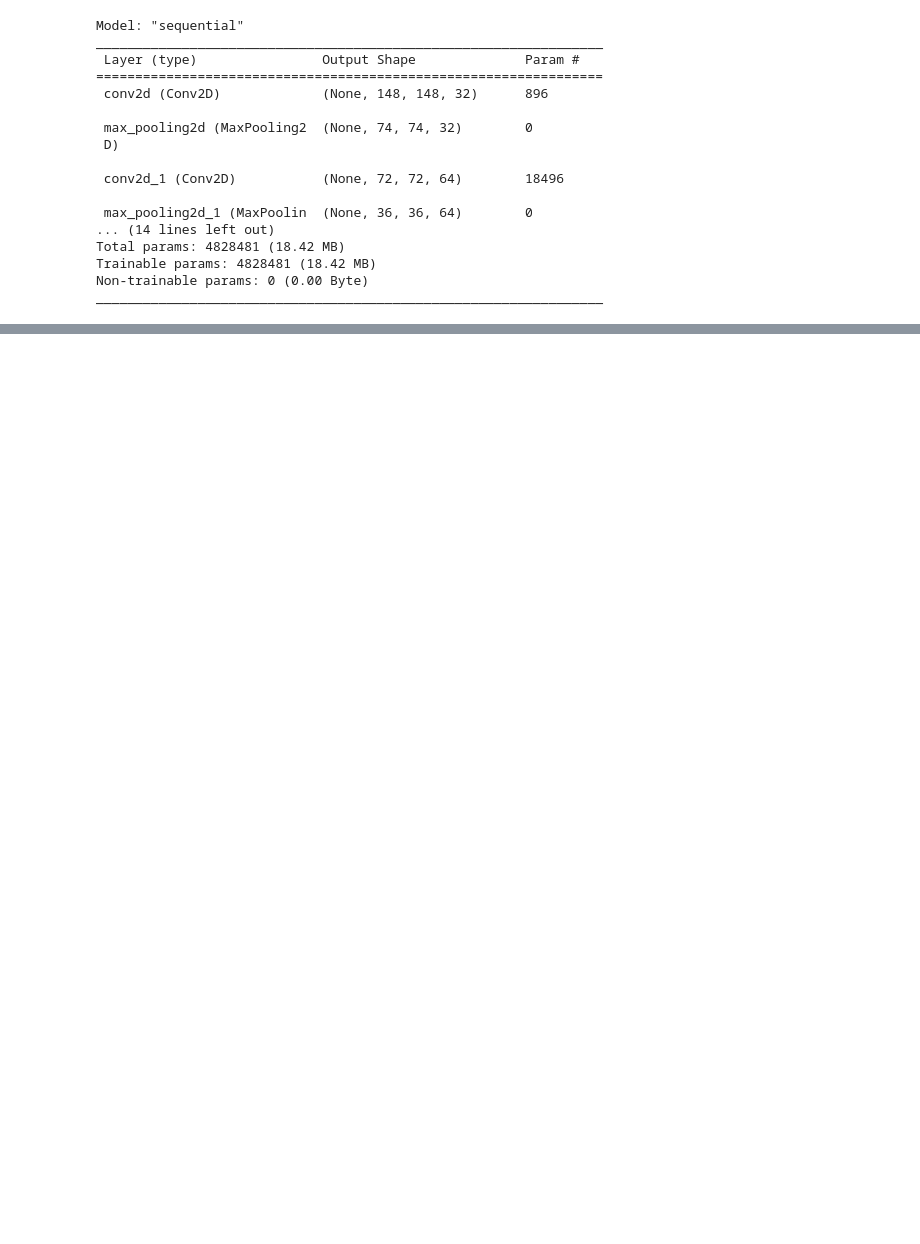
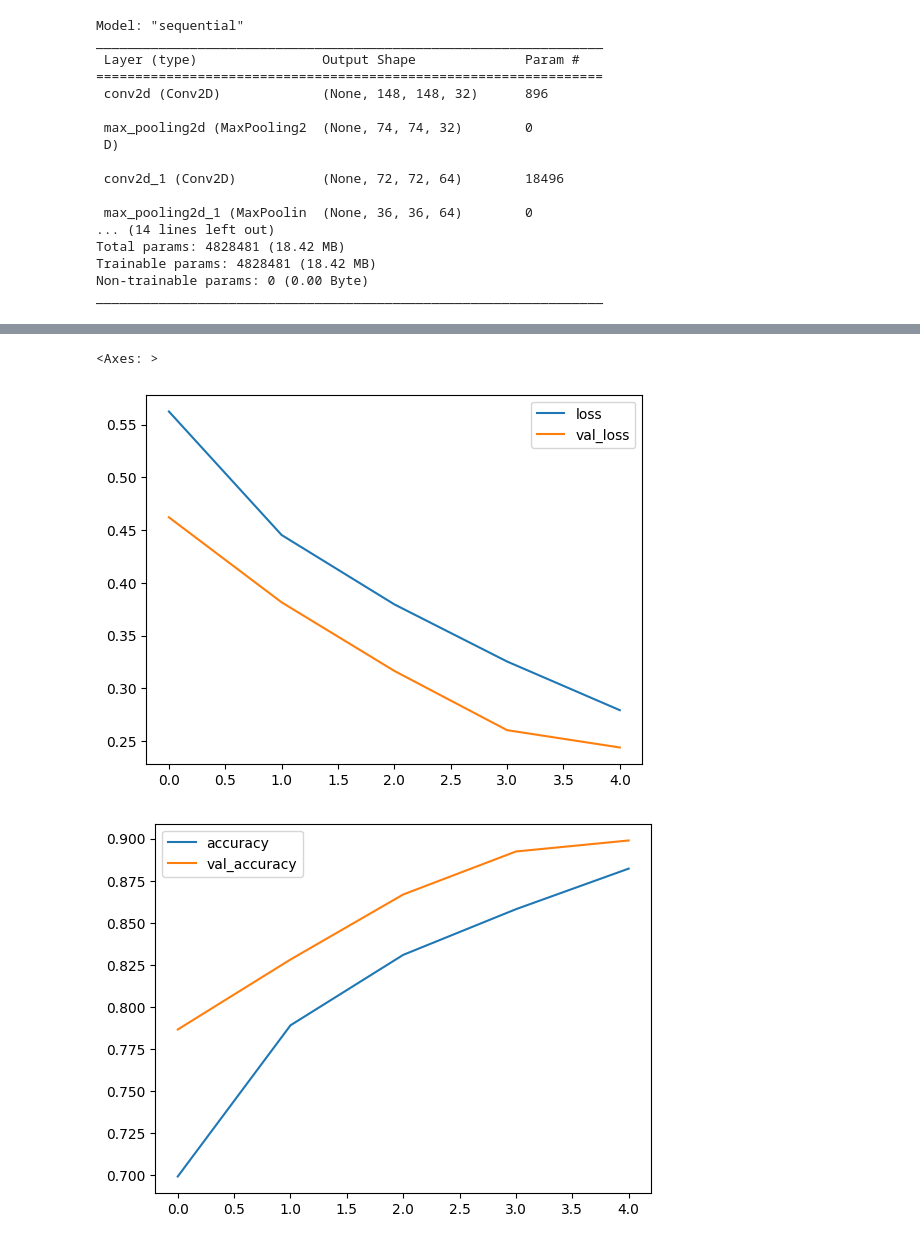
Before and after one commit to ejaj/deep-flex, a Jupyter notebook: convolutional-nn/cats-dog.ipynb, the cells around one changed output, grey strips where cells are left out. Cells and saved outputs as stored; diff of their text form; code cells hidden in the pictures; blank space fills up the shorter version.

```diff
--- a/convolutional-nn/cats-dog.ipynb
+++ b/convolutional-nn/cats-dog.ipynb
@@ -203,0 +235,14 @@ Epoch 5/5
+# %%
+aug_train_datagen = ImageDataGenerator(rescale=1./255,
+                                    rotation_range=90,
+                                    width_shift_range=0.2,
+                                    height_shift_range=0.2,
+                                    shear_range=0.2,
+                                    zoom_range=0.2,
+                                    horizontal_flip=True,
+                                    fill_mode='nearest')
+valid_datagen = ImageDataGenerator(rescale=1/255)
+train_dir = 'data/cats-dogs/training/'
+aug_train_generator = train_datagen.flow_from_directory(train_dir, target_size=(150, 150), batch_size=32, class_mode='binary')
+valid_dir = 'data/cats-dogs/validation/'
+valid_generator = valid_datagen.flow_from_directory(valid_dir,target_size=(150, 150), batch_size=32,class_mode='binary')
@@ -203,0 +254,23 @@ Epoch 5/5
+# %%
+my_callbacks = [ EarlyStopping(monitor='val_loss', patience=5, min_delta=0.001),
+                 ModelCheckpoint('data/cats-dogs/weights.best.hdf5', monitor='val_loss', save_best_only=True)]
+# %%
+# create model
+aug_model = Sequential([Conv2D(32, (3,3), activation='relu', input_shape=(150, 150, 3)),
+                        MaxPooling2D(2, 2),
+                        Conv2D(64, (3,3), activation='relu'),
+                        MaxPooling2D(2,2),
+                        Conv2D(128, (3,3), activation='relu'),
+                        MaxPooling2D(2,2),
+                        Flatten(),
+                        Dense(128, activation='relu'),
+                        Dense(1, activation='sigmoid')
+                       ])
+
+# load weights if exists
+if os.path.exists("data/cats-dogs/weights.best.hdf5"):
+    aug_model.load_weights("weights.best.hdf5")
+
+# Compile model
+aug_model.compile(optimizer='adamax', loss='binary_crossentropy', metrics=['accuracy'])
+aug_model.summary()
@@ -203,0 +295,2 @@ Epoch 5/5
+# %%
+aug_history = aug_model.fit(aug_train_generator, epochs=5, verbose=1,validation_data=valid_generator, callbacks = my_callbacks)
@@ -203,0 +308,8 @@ Epoch 5/5
+# %%
+history_df = pd.DataFrame(aug_history.history)
+history_df.loc[:,['loss','val_loss']].plot()
+history_df.loc[:,['accuracy','val_accuracy']].plot()
+# %% [output]
+<Axes: >
+[figure, added]
+[figure, added]
```
Also changed, not shown: parts of 16 cells of this notebook, 26 other files.
